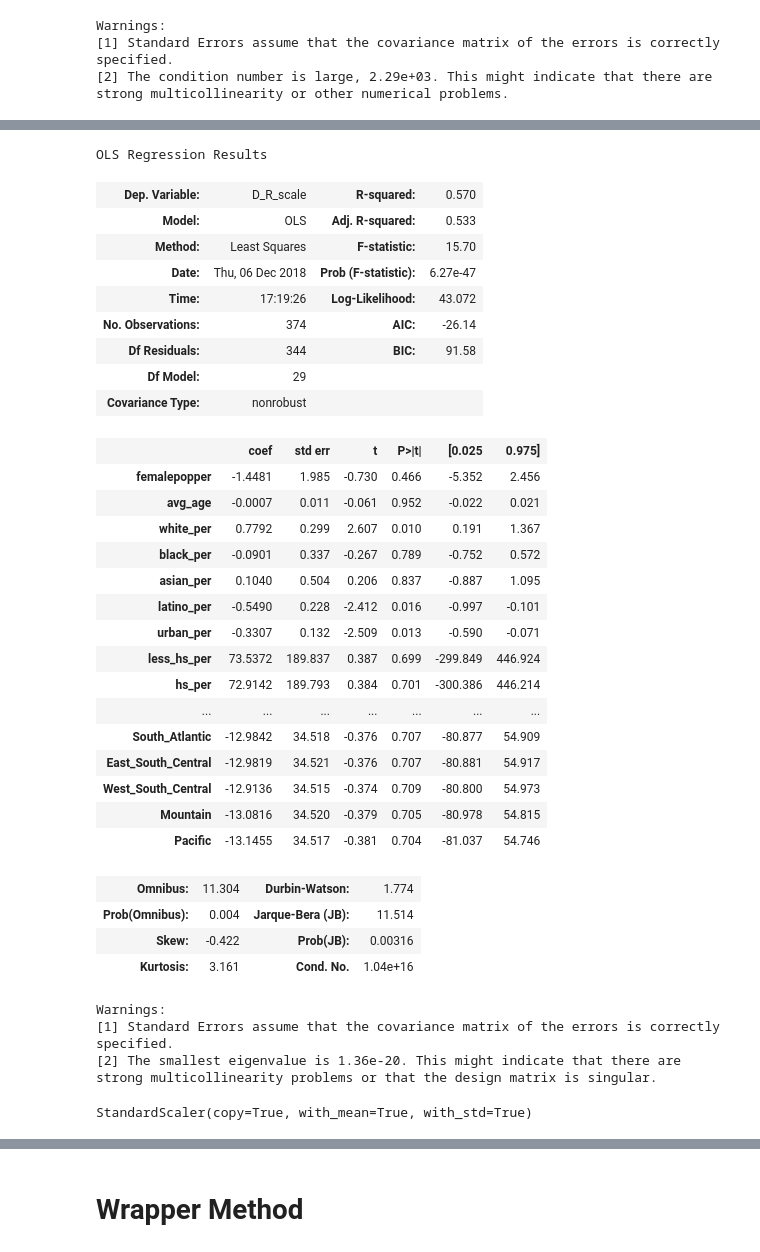
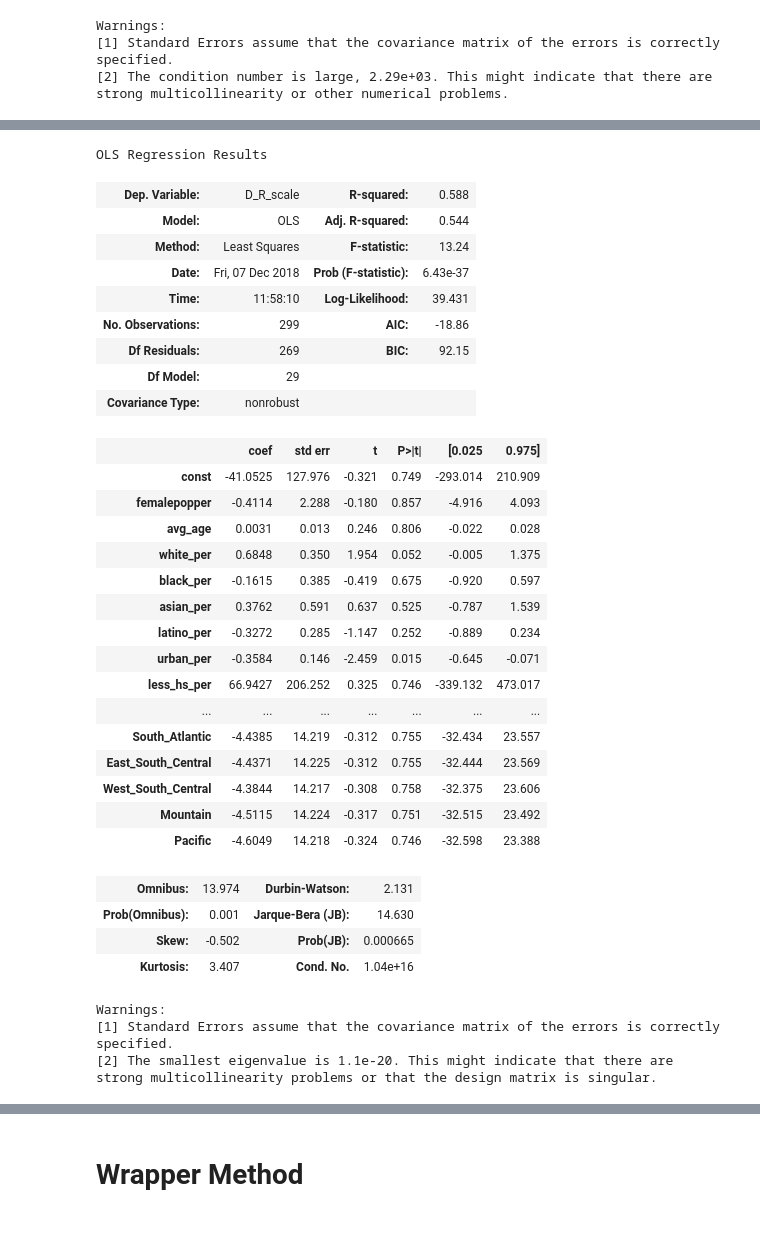
Before and after one commit to scbronder/state_predictor, a Jupyter notebook: mod2_v2.ipynb, the cells around one changed output, grey strips where cells are left out. Drawn from its saved outputs; the diff is of its cells as text; code cells hidden in the pictures.

```diff
--- a/mod2_v2.ipynb
+++ b/mod2_v2.ipynb
@@ -1166 +730,6 @@ df_final_drop3 = df_final_drop3.rename(columns={1.0:'New_England', 2.0:'Mid_Atla
+# %%
+full_df = df_final_drop3[['D_R_scale','femalepopper','avg_age','white_per','black_per','asian_per','latino_per','urban_per','less_hs_per','hs_per','some_college_per','bach_degree_per','grad_degree_per','foreign_per','native_per','over_65_per','cash_asst_per','marriage_per','employee_per','unemployee_per','median_income','no_int_per','per_rent','New_England','Mid_Atlantic', 'East_North_Central','West_North_Central', 'South_Atlantic', 'East_South_Central','West_South_Central', 'Mountain', 'Pacific']]
+# %%
+target = full_df.D_R_scale
+features = full_df.iloc[:,1:]
 # %%
@@ -1176,41 +744,44 @@ df_final_drop3.head()
+# %%
+x_train, x_test, y_train, y_test = train_test_split(features, target, random_state=32,test_size=0.2)
 # %%
-X= df_final_drop3.drop('D_R_scale', axis=1)
-y= df_final_drop3['D_R_scale']
-model = smf.OLS(y, X).fit()
-predictions = model.predict(X)
+X= x_train
+y= y_train
+X_sm = sm.add_constant(X)
+model = smf.OLS(y, X_sm).fit()
+# predictions = model.predict(X)
 model.summary()
 # %% [output]
 OLS Regression Results
-| Dep. Variable: | D_R_scale | R-squared: | 0.570 |
-| Model: | OLS | Adj. R-squared: | 0.533 |
-| Method: | Least Squares | F-statistic: | 15.70 |
-| Date: | Thu, 06 Dec 2018 | Prob (F-statistic): | 6.27e-47 |
-| Time: | 17:19:26 | Log-Likelihood: | 43.072 |
-| No. Observations: | 374 | AIC: | -26.14 |
-| Df Residuals: | 344 | BIC: | 91.58 |
+| Dep. Variable: | D_R_scale | R-squared: | 0.588 |
+| Model: | OLS | Adj. R-squared: | 0.544 |
+| Method: | Least Squares | F-statistic: | 13.24 |
+| Date: | Fri, 07 Dec 2018 | Prob (F-statistic): | 6.43e-37 |
+| Time: | 11:58:10 | Log-Likelihood: | 39.431 |
+| No. Observations: | 299 | AIC: | -18.86 |
+| Df Residuals: | 269 | BIC: | 92.15 |
 | Df Model: | 29 |  |  |
 | Covariance Type: | nonrobust |  |  |
 |  | coef | std err | t | P>|t| | [0.025 | 0.975] |
-| femalepopper | -1.4481 | 1.985 | -0.730 | 0.466 | -5.352 | 2.456 |
-| avg_age | -0.0007 | 0.011 | -0.061 | 0.952 | -0.022 | 0.021 |
-| white_per | 0.7792 | 0.299 | 2.607 | 0.010 | 0.191 | 1.367 |
-| black_per | -0.0901 | 0.337 | -0.267 | 0.789 | -0.752 | 0.572 |
-| asian_per | 0.1040 | 0.504 | 0.206 | 0.837 | -0.887 | 1.095 |
-| latino_per | -0.5490 | 0.228 | -2.412 | 0.016 | -0.997 | -0.101 |
-| urban_per | -0.3307 | 0.132 | -2.509 | 0.013 | -0.590 | -0.071 |
-| less_hs_per | 73.5372 | 189.837 | 0.387 | 0.699 | -299.849 | 446.924 |
-| hs_per | 72.9142 | 189.793 | 0.384 | 0.701 | -300.386 | 446.214 |
+| const | -41.0525 | 127.976 | -0.321 | 0.749 | -293.014 | 210.909 |
+| femalepopper | -0.4114 | 2.288 | -0.180 | 0.857 | -4.916 | 4.093 |
+| avg_age | 0.0031 | 0.013 | 0.246 | 0.806 | -0.022 | 0.028 |
+| white_per | 0.6848 | 0.350 | 1.954 | 0.052 | -0.005 | 1.375 |
+| black_per | -0.1615 | 0.385 | -0.419 | 0.675 | -0.920 | 0.597 |
+| asian_per | 0.3762 | 0.591 | 0.637 | 0.525 | -0.787 | 1.539 |
+| latino_per | -0.3272 | 0.285 | -1.147 | 0.252 | -0.889 | 0.234 |
+| urban_per | -0.3584 | 0.146 | -2.459 | 0.015 | -0.645 | -0.071 |
+| less_hs_per | 66.9427 | 206.252 | 0.325 | 0.746 | -339.132 | 473.017 |
 | ... | ... | ... | ... | ... | ... | ... |
-| South_Atlantic | -12.9842 | 34.518 | -0.376 | 0.707 | -80.877 | 54.909 |
-| East_South_Central | -12.9819 | 34.521 | -0.376 | 0.707 | -80.881 | 54.917 |
-| West_South_Central | -12.9136 | 34.515 | -0.374 | 0.709 | -80.800 | 54.973 |
-| Mountain | -13.0816 | 34.520 | -0.379 | 0.705 | -80.978 | 54.815 |
-| Pacific | -13.1455 | 34.517 | -0.381 | 0.704 | -81.037 | 54.746 |
+| South_Atlantic | -4.4385 | 14.219 | -0.312 | 0.755 | -32.434 | 23.557 |
+| East_South_Central | -4.4371 | 14.225 | -0.312 | 0.755 | -32.444 | 23.569 |
+| West_South_Central | -4.3844 | 14.217 | -0.308 | 0.758 | -32.375 | 23.606 |
+| Mountain | -4.5115 | 14.224 | -0.317 | 0.751 | -32.515 | 23.492 |
+| Pacific | -4.6049 | 14.218 | -0.324 | 0.746 | -32.598 | 23.388 |
-| Omnibus: | 11.304 | Durbin-Watson: | 1.774 |
-| Prob(Omnibus): | 0.004 | Jarque-Bera (JB): | 11.514 |
-| Skew: | -0.422 | Prob(JB): | 0.00316 |
-| Kurtosis: | 3.161 | Cond. No. | 1.04e+16 |
+| Omnibus: | 13.974 | Durbin-Watson: | 2.131 |
+| Prob(Omnibus): | 0.001 | Jarque-Bera (JB): | 14.630 |
+| Skew: | -0.502 | Prob(JB): | 0.000665 |
+| Kurtosis: | 3.407 | Cond. No. | 1.04e+16 |
 Warnings:
 [1] Standard Errors assume that the covariance matrix of the errors is correctly specified.
-[2] The smallest eigenvalue is 1.36e-20. This might indicate that there are
+[2] The smallest eigenvalue is 1.1e-20. This might indicate that there are
 strong multicollinearity problems or that the design matrix is singular.
@@ -1226,4 +787,0 @@ X_train, X_test, y_train, y_test = train_test_split(df_final_drop3.drop('D_R_sca
-# %%
-scaler.fit(df_final_drop3.drop('D_R_scale', axis=1).iloc[:,:-1])
-# %% [output]
-StandardScaler(copy=True, with_mean=True, with_std=True)
```
Also changed, not shown: parts of 181 cells of this notebook, 2 other files.
